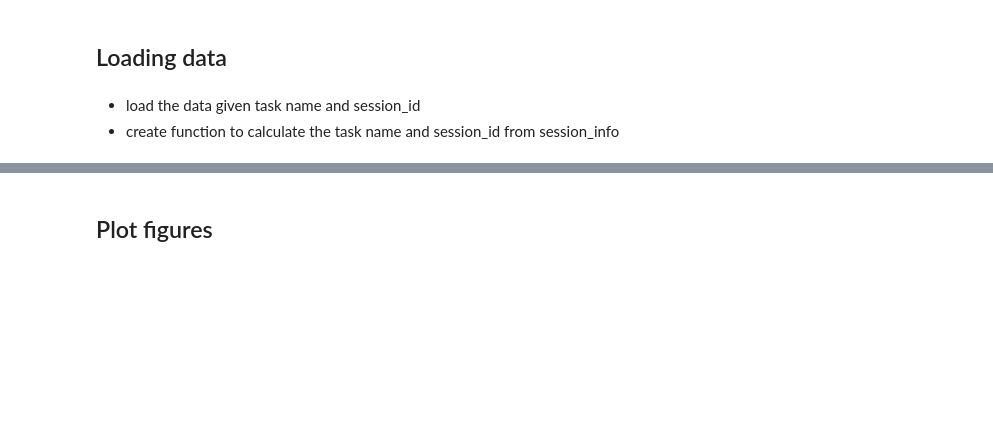
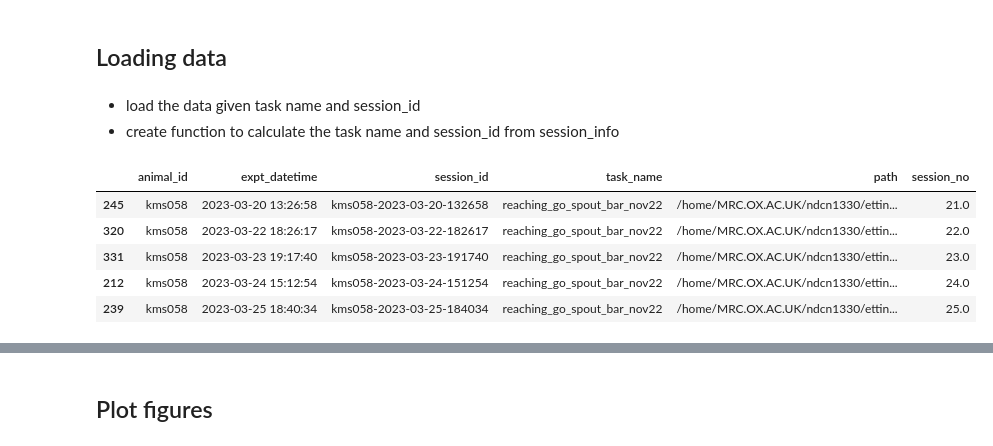
Before and after one commit to Magill-ASAP-team/trialexp, a Jupyter notebook: notebooks/workflow/multi_session_analysis_filter.ipynb, the cells around one changed output, grey strips where cells are left out. Saved outputs shown, nothing was run; the diff lists cells and outputs as text; code cells hidden in the pictures; blank space fills up the shorter version.

```diff
--- a/notebooks/workflow/multi_session_analysis_filter.ipynb
+++ b/notebooks/workflow/multi_session_analysis_filter.ipynb
@@ -41,4 +43,14 @@ df_session_info
 # %% [markdown]
 - load the data given task name and session_id
 - create function to calculate the task name and session_id from session_info
+# %%
+df_sel = filter_session(df_session_info, 'kms058', session_no=5, session_method='tail', task_name='reaching_go_spout_bar_nov22')
+df_sel
+# %% [output]
+|  | animal_id | expt_datetime | session_id | task_name | path | session_no |
+| 245 | kms058 | 2023-03-20 13:26:58 | kms058-2023-03-20-132658 | reaching_go_spout_bar_nov22 | /home/MRC.OX.AC.UK/ndcn1330/ettin... | 21.0 |
+| 320 | kms058 | 2023-03-22 18:26:17 | kms058-2023-03-22-182617 | reaching_go_spout_bar_nov22 | /home/MRC.OX.AC.UK/ndcn1330/ettin... | 22.0 |
+| 331 | kms058 | 2023-03-23 19:17:40 | kms058-2023-03-23-191740 | reaching_go_spout_bar_nov22 | /home/MRC.OX.AC.UK/ndcn1330/ettin... | 23.0 |
+| 212 | kms058 | 2023-03-24 15:12:54 | kms058-2023-03-24-151254 | reaching_go_spout_bar_nov22 | /home/MRC.OX.AC.UK/ndcn1330/ettin... | 24.0 |
+| 239 | kms058 | 2023-03-25 18:40:34 | kms058-2023-03-25-184034 | reaching_go_spout_bar_nov22 | /home/MRC.OX.AC.UK/ndcn1330/ettin... | 25.0 |
 # %%
```
Also changed, not shown: parts of 11 cells of this notebook, 2 other files.
